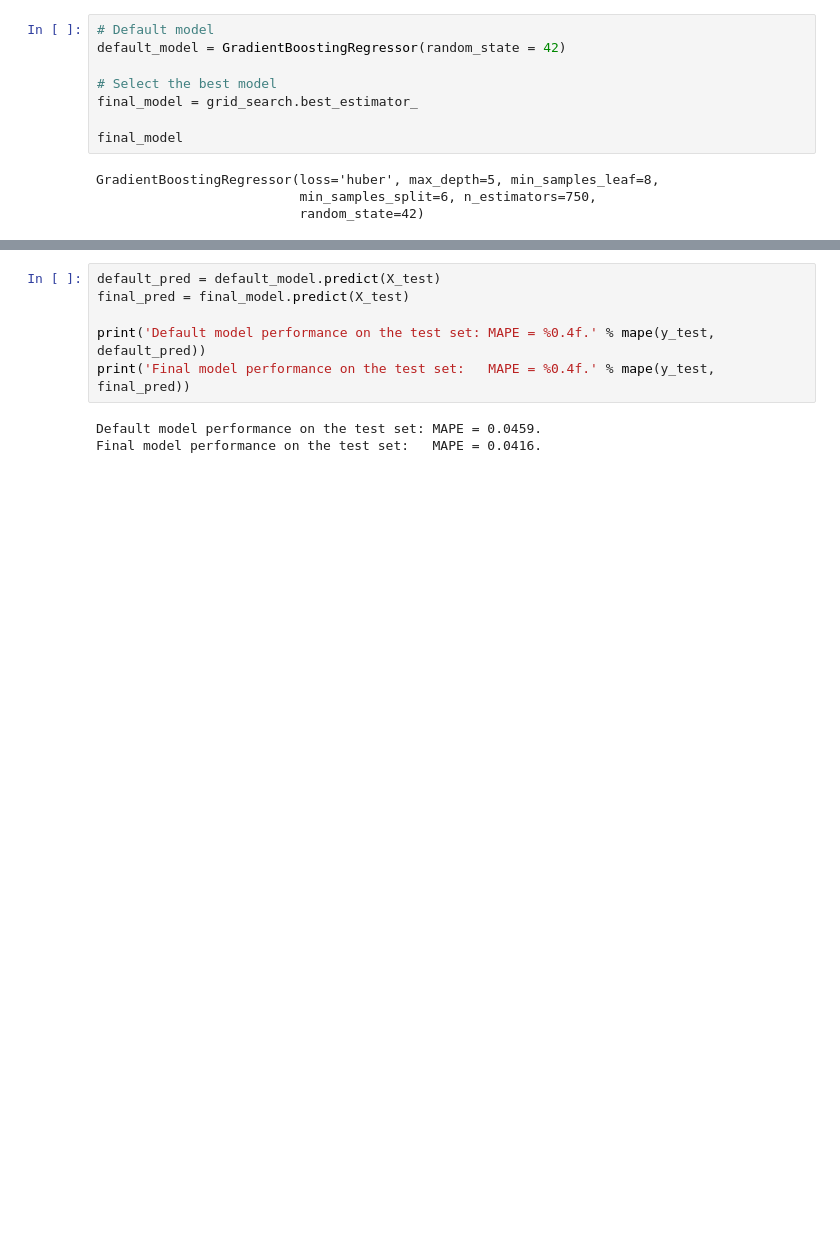
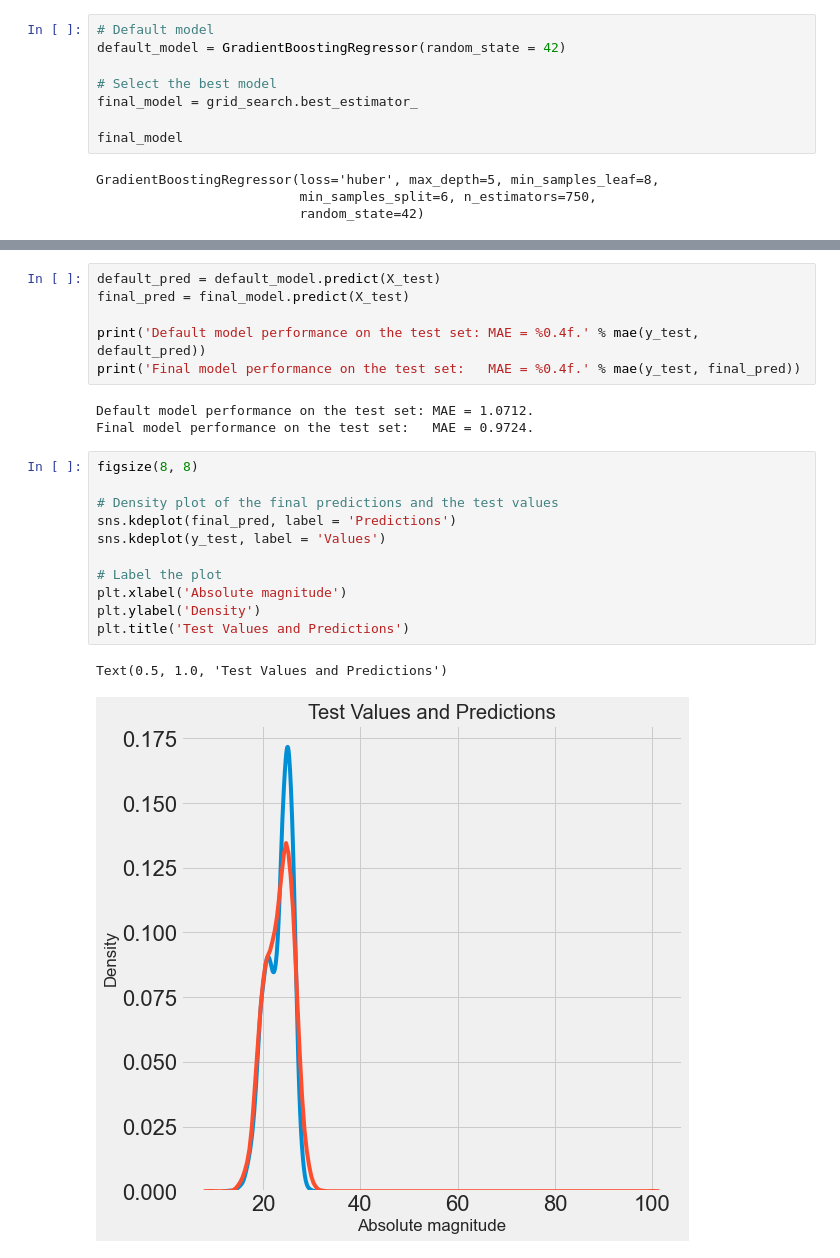
Before and after one commit to Espenario/--------, a Jupyter notebook: asteroid_classification.ipynb, the cells around one changed output, grey strips where cells are left out. Cells and saved outputs as stored; diff of their text form; blank space fills up the shorter version.

```diff
--- a/asteroid_classification.ipynb
+++ b/asteroid_classification.ipynb
@@ -313,8 +314,22 @@ final_model.fit(X, y)
 default_pred = default_model.predict(X_test)
 final_pred = final_model.predict(X_test)
 
-print('Default model performance on the test set: MAPE = %0.4f.' % mape(y_test, default_pred))
-print('Final model performance on the test set:   MAPE = %0.4f.' % mape(y_test, final_pred))
+print('Default model performance on the test set: MAE = %0.4f.' % mae(y_test, default_pred))
+print('Final model performance on the test set:   MAE = %0.4f.' % mae(y_test, final_pred))
 # %% [output]
-Default model performance on the test set: MAPE = 0.0459.
-Final model performance on the test set:   MAPE = 0.0416.
+Default model performance on the test set: MAE = 1.0712.
+Final model performance on the test set:   MAE = 0.9724.
+# %%
+figsize(8, 8)
+
+# Density plot of the final predictions and the test values
+sns.kdeplot(final_pred, label = 'Predictions')
+sns.kdeplot(y_test, label = 'Values')
+
+# Label the plot
+plt.xlabel('Absolute magnitude')
+plt.ylabel('Density')
+plt.title('Test Values and Predictions')
+# %% [output]
+Text(0.5, 1.0, 'Test Values and Predictions')
+[figure, added]
```
Also changed, not shown: parts of 11 cells of this notebook, 2 other files.
